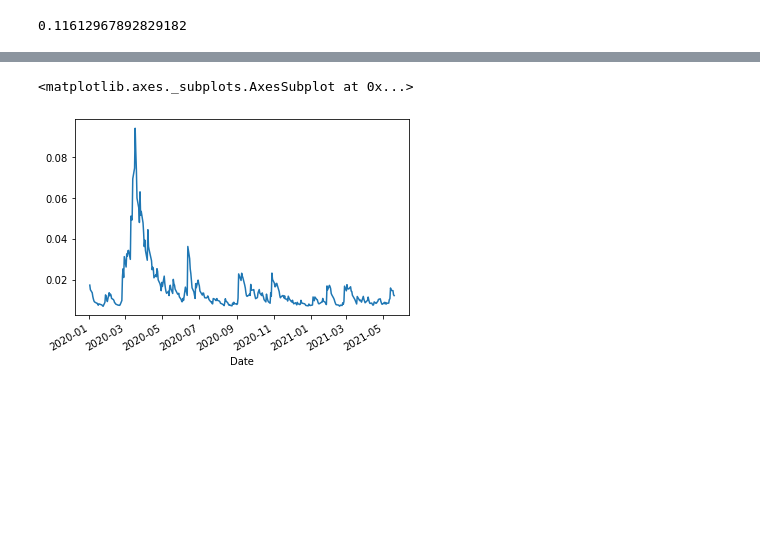
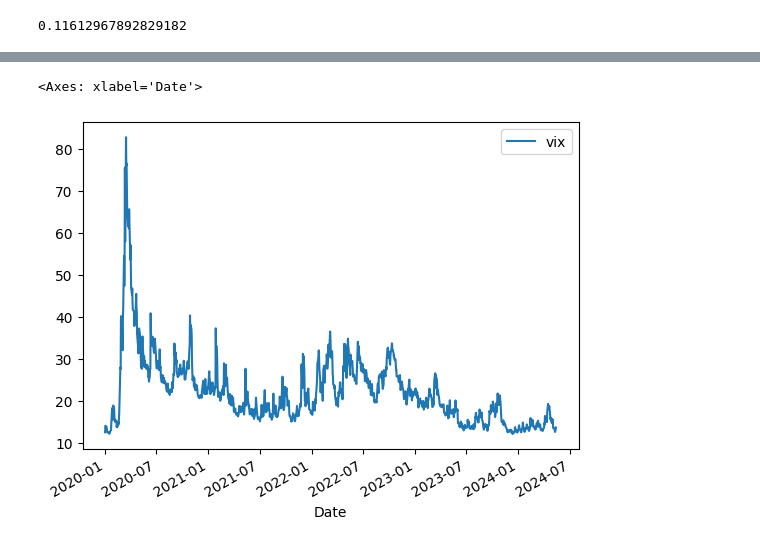
Before and after one commit to quetion/time_series_SCU, a Jupyter notebook: [6]ARCH估計.ipynb, the cells around one changed output, grey strips where cells are left out. Cells and saved outputs as stored; diff of their text form; code cells hidden in the pictures; blank space fills up the shorter version.

```diff
--- a/[6]ARCH估計.ipynb
+++ b/[6]ARCH估計.ipynb
@@ -84,10 +145,8 @@ data['2024':'2024'].ret_spx.dropna().std()*np.sqrt(252)
 # %%
-# 下載資料
-data = yf.download('^gspc',start='2020-01-01')
-# 整理資料
-data.index = pd.to_datetime(data.index)
-data = data[['Adj Close']]
-data.columns = ['price_spx']
-data['ret_spx'] = np.log(data.price_spx).diff()
+# benchmark: VIX index
+vix = yf.download('^vix',start='2020-01-01')
+vix.index = pd.to_datetime(vix.index)
+vix = vix[['Adj Close']]
+vix.columns = ['vix']
 # %% [output]
 [*********************100%%**********************]  1 of 1 completed
@@ -134,5 +153,5 @@ vol_garch = res.conditional_volatility
-# %%
-res.conditional_volatility.plot()
-# %% [output]
-<matplotlib.axes._subplots.AxesSubplot at 0x...>
-[figure, removed]
+# %%
+vix.plot()
+# %% [output]
+<Axes: xlabel='Date'>
+[figure, added]
```
Also changed, not shown: parts of 12 cells of this notebook.
